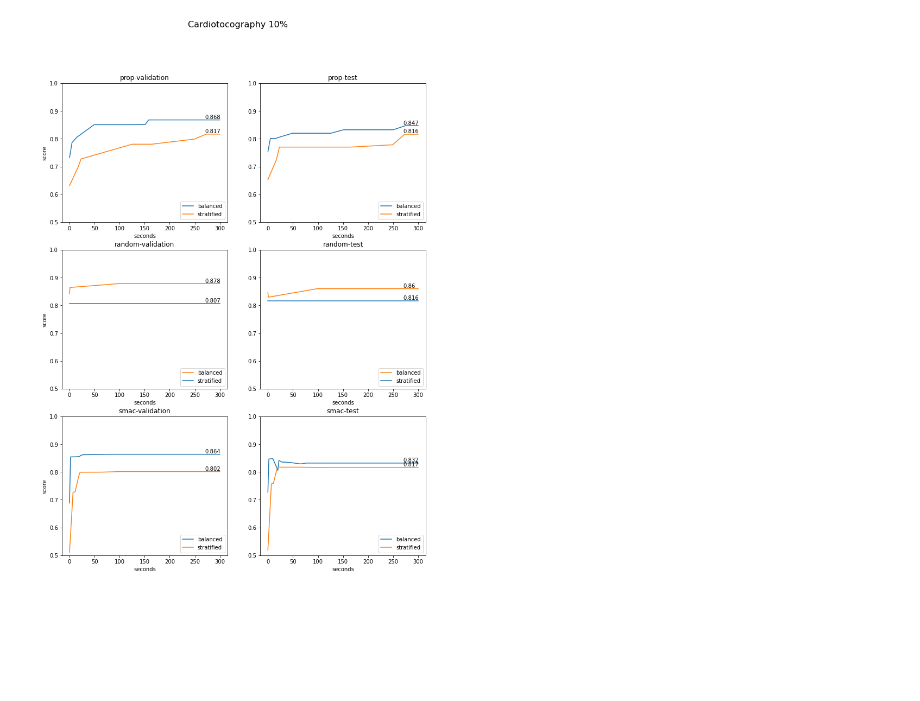
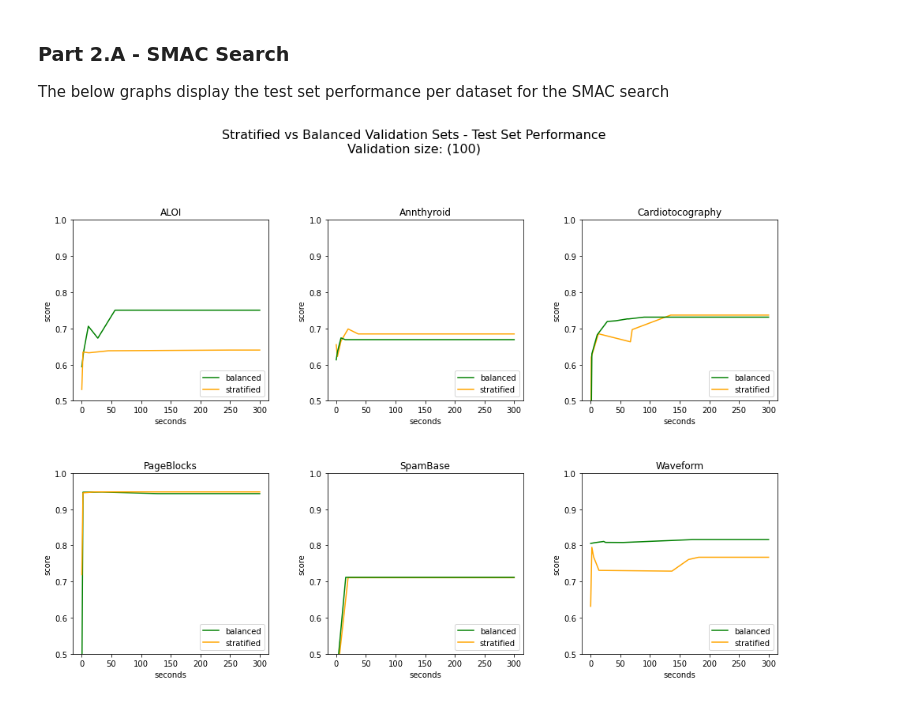
Before and after one commit to johnantonn/cash-for-unsupervised-ad, a Jupyter notebook: src/notebooks/visualize_results.ipynb, the cells around one changed output. Drawn from its saved outputs; the diff is of its cells as text; code cells hidden in the pictures; blank space fills up the shorter version.

```diff
--- a/src/notebooks/visualize_results.ipynb
+++ b/src/notebooks/visualize_results.ipynb
@@ -95,48 +163,11 @@ methods = ['prop', 'random', 'smac'] # search methods to compare
+# %% [markdown]
+### Part 2.A - SMAC Search
+The below graphs display the test set performance per dataset for the SMAC search
 # %%
-# Figure
-fig, axs = plt.subplots(3, 2, figsize=(12, 16))
-fig_title = d_name
-fig.suptitle(fig_title, fontsize=16)
-# Plots loop
-path = os.path.join(Path.cwd().parent, 'output', dirname, 'performance')
-for file in os.listdir(path):
-    label = file.split('_')[3].split('.')[0] # balanced or stratified
-    df = pd.read_csv(os.path.join(path, file), parse_dates=['Timestamp'])
-    # validation score
-    x = (df.Timestamp-df.Timestamp[0]).apply(td.total_seconds)
-    x.at[x.shape[0]] = total_budget
-    yval = df.single_best_optimization_score
-    yval.at[yval.shape[0]] = yval.at[yval.shape[0]-1]
-    # test score
-    ytest = df.single_best_test_score
-    ytest.at[ytest.shape[0]] = ytest.at[ytest.shape[0]-1]
-    for index, method in enumerate(methods):
-        if method in file:
-            axs[index, 0].plot(x, yval, label=label)
-            axs[index, 0].set_ylim([0.5, 1.])
-            axs[index, 0].set_xlabel('seconds')
-            axs[index, 0].set_ylabel('score')
-            axs[index, 0].set_title(method+'-validation')
-            axs[index, 0].grid()
-            handles, labels = axs[index, 0].get_legend_handles_labels()
-            labels, handles = zip(
-                *sorted(zip(labels, handles), key=lambda t: t[0]))
-            axs[index, 0].legend(handles, labels, loc='lower right')
-            #
-            axs[index, 1].plot(x, ytest, label=label)
-            axs[index, 1].set_ylim([0.5, 1.])
-            axs[index, 1].set_xlabel('seconds')
-            axs[index, 1].set_title(method+'-test')
-            axs[index, 1].grid()
-            x_ann = 0.9 * x.iloc[-1]
-            y_ann = float("{0:.3f}".format(yval.iloc[-1]))
-            axs[index, 0].annotate((y_ann), (x_ann,1.005*y_ann))
-            y_ann = float("{0:.3f}".format(ytest.iloc[-1]))
-            axs[index, 1].annotate((y_ann), (x_ann,1.005*y_ann))
-
-            handles, labels = axs[index, 1].get_legend_handles_labels()
-            labels, handles = zip(
-                *sorted(zip(labels, handles), key=lambda t: t[0]))
-            axs[index, 1].legend(handles, labels, loc='lower right')
+# Plot results for SMAC search
+fig = plt.figure(figsize=(16, 16))
+fig.suptitle('Stratified vs Balanced Validation Sets - Test Set Performance\nValidation size: ({})'.format(h2_validation_size), fontsize=16)
+fig.subplots_adjust(wspace=0.3, hspace=0.4) # space between plots
+plot_h2_results('smac')
 # %% [output]
-[figure, old version]
+[figure, new version]
```
Also changed, not shown: parts of 24 cells of this notebook.
